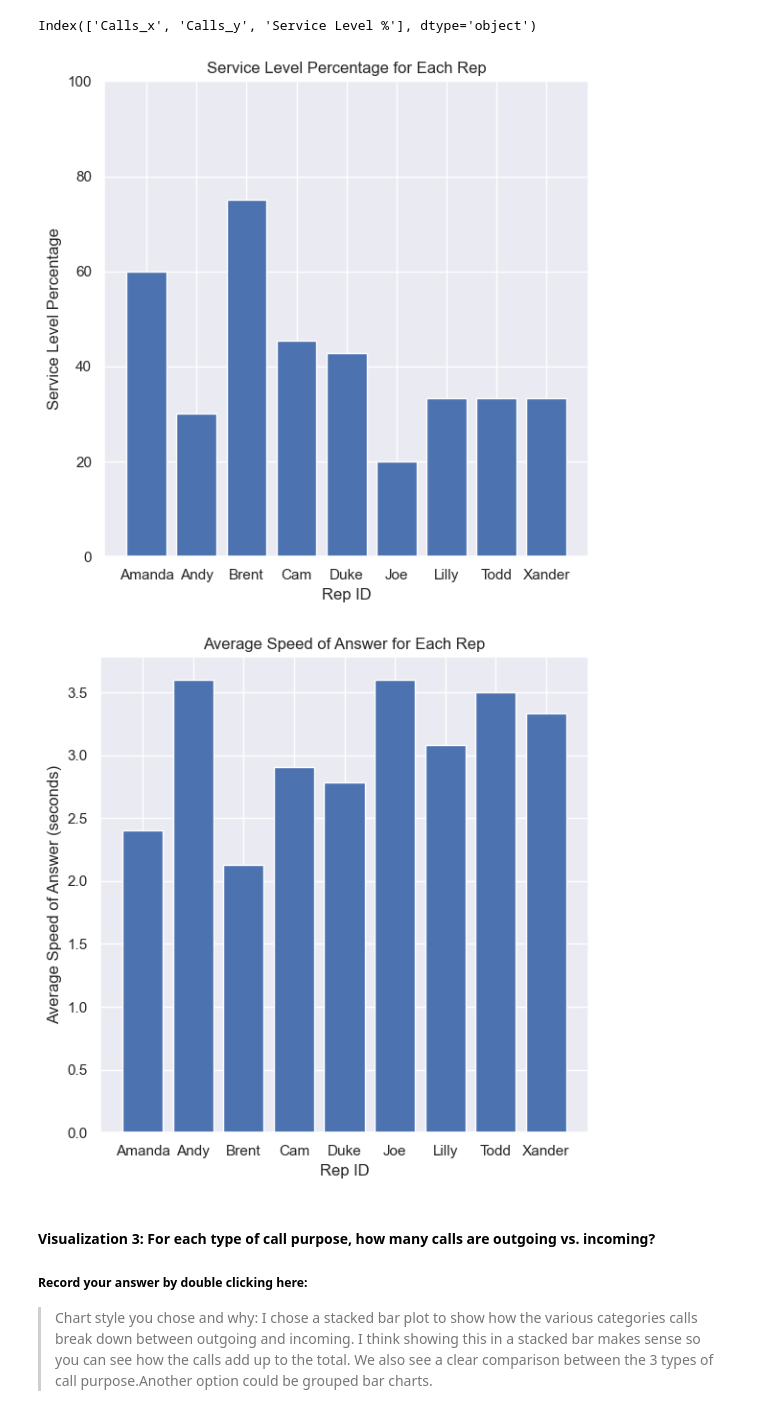
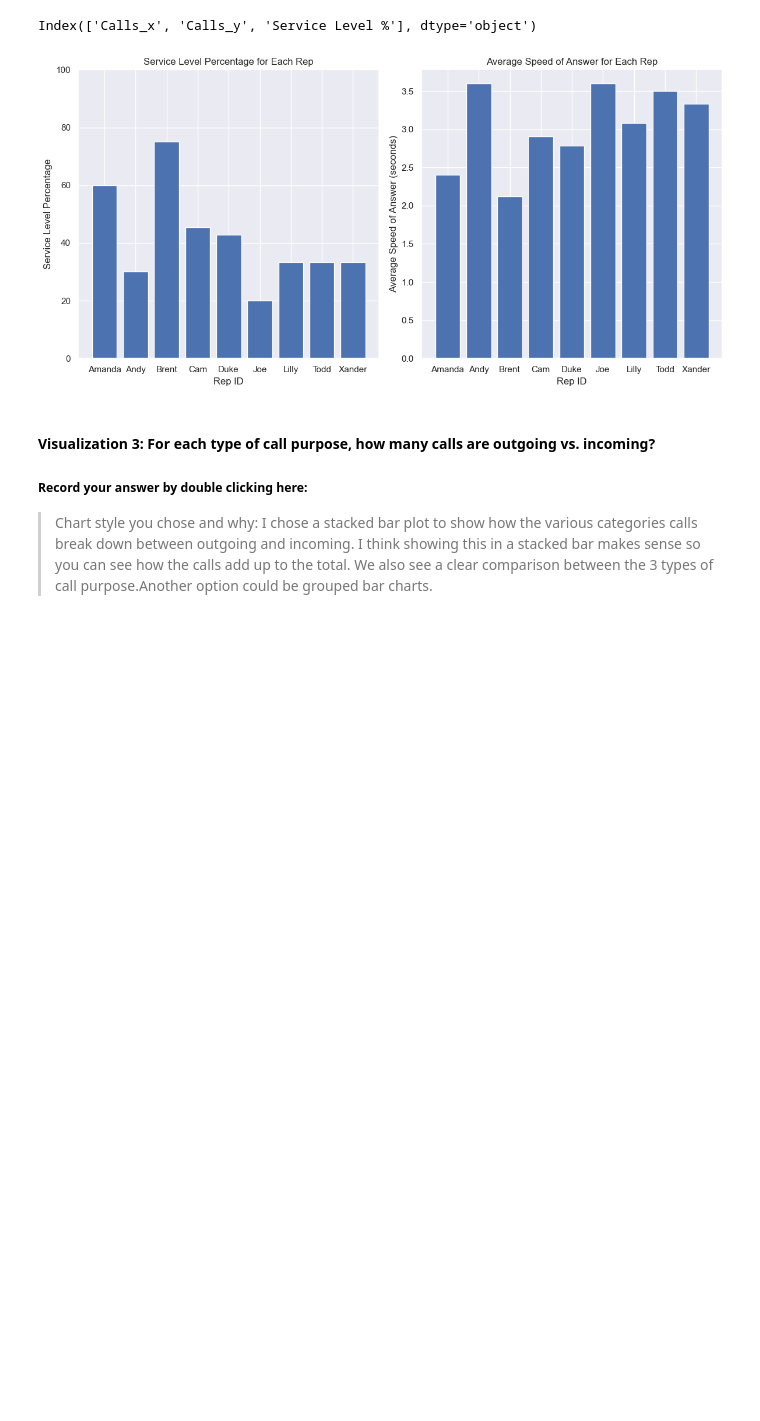
Before and after one commit to keriwk/call-center-cleanup-assignment, a Jupyter notebook: Call_Center_Cleanup.ipynb, the cells around one changed output. Drawn from its saved outputs; the diff is of its cells as text; code cells hidden in the pictures; blank space fills up the shorter version.

Commit message:
Updated Answers for Call Center Assignment

```diff
--- a/Call_Center_Cleanup.ipynb
+++ b/Call_Center_Cleanup.ipynb
@@ -243,0 +215,3 @@ Name: Incoming Wait Time, dtype: float64
+# %%
+north_df['Incoming Wait Time'] = north_df['Incoming Wait Time'].fillna(0)
+#replace NaN values with 0
@@ -339,10 +269,10 @@ print(distinct_sales)
 # %% [output]
 ['NO' 'YES ' 'YES']
 # %%
-cleaned_north_df['Sale'] = cleaned_north_df['Sale'].str.strip().replace({'YES ': 'YES'})
+north_df['Sale'] = north_df['Sale'].str.strip().replace({'YES ': 'YES'})
 
 
-distinct_sales = cleaned_north_df['Sale'].unique()
+distinct_sales = north_df['Sale'].unique()
 print(distinct_sales)
 # %% [output]
 ['NO' 'YES']
@@ -403,8 +333,8 @@ Calls: 100.00000%
 1    245
 Name: Calls, dtype: int64
 # %%
-cleaned_north_df = cleaned_north_df.drop('Unnamed: 0',axis=1)
-cleaned_north_df.head()
+north_df = north_df.drop('Unnamed: 0',axis=1)
+north_df.head()
 # %% [output]
 |  | Branch | Call Purpose | Time Block | Incoming or Outgoing | Queue | Rep ID | Sale | Lost Call | ... |
 | 0 | North | Complaint | 9:00 AM | Incoming | B | Brent | NO | 0 | ... |
@@ -654,12 +584,12 @@ plt.show()
 # Create visualization 2 here
 # north_plt contains the data you need for the average speed of answer of each rep
 
-north_plt = north_df.groupby("Rep ID")["Incoming Wait Time"].mean().to_frame().reset_index()
+north_plt = north_df[north_df["Incoming or Outgoing"] == "Incoming"].groupby("Rep ID")["Incoming Wait Time"].mean().to_frame().reset_index()
 
 # Finding each Rep's Personal Service Level Percentage.  Basically, Calls within 2 secs / total calls
 
 # Table 1: Total Incoming calls less than 2 seconds grouped by Rep
-quick_calls = north_df[north_df["Incoming Wait Time"] <= 2.0]
+quick_calls = north_df[(north_df["Incoming Wait Time"] <= 2.0) & (north_df["Incoming or Outgoing"] == "Incoming")]
 quick_reps = quick_calls[["Rep ID", "Calls"]]
 quick_stats = quick_reps.groupby(["Rep ID"]).sum()  # Final Table
 
@@ -690,26 +620,24 @@ print(service_level.columns)
 # %% [output]
 Index(['Calls_x', 'Calls_y', 'Service Level %'], dtype='object')
 # %%
-plt.figure(figsize=(6, 6))
+plt.figure(figsize=(12, 6))
+plt.subplot(1, 2, 1)
 plt.bar(service_level.index, service_level["Service Level %"])
 plt.xlabel("Rep ID")
 plt.ylabel("Service Level Percentage")
 plt.title("Service Level Percentage for Each Rep")
 plt.ylim(0, 100)
-plt.tight_layout()
-plt.show()
 
-
-plt.figure(figsize=(6, 6))
+plt.subplot(1, 2, 2)
 plt.bar(north_plt["Rep ID"], north_plt["Incoming Wait Time"])
 plt.xlabel("Rep ID")
 plt.ylabel("Average Speed of Answer (seconds)")
 plt.title("Average Speed of Answer for Each Rep")
+
 plt.tight_layout()
 plt.show()
 # %% [output]
-[figure, old version]
+[figure, new version]
-[figure, removed]
 # %% [markdown]
 #### Visualization 3: For each type of call purpose, how many calls are outgoing vs. incoming?
 ##### Record your answer by double clicking here:
```
Also changed, not shown: parts of 29 cells of this notebook.
